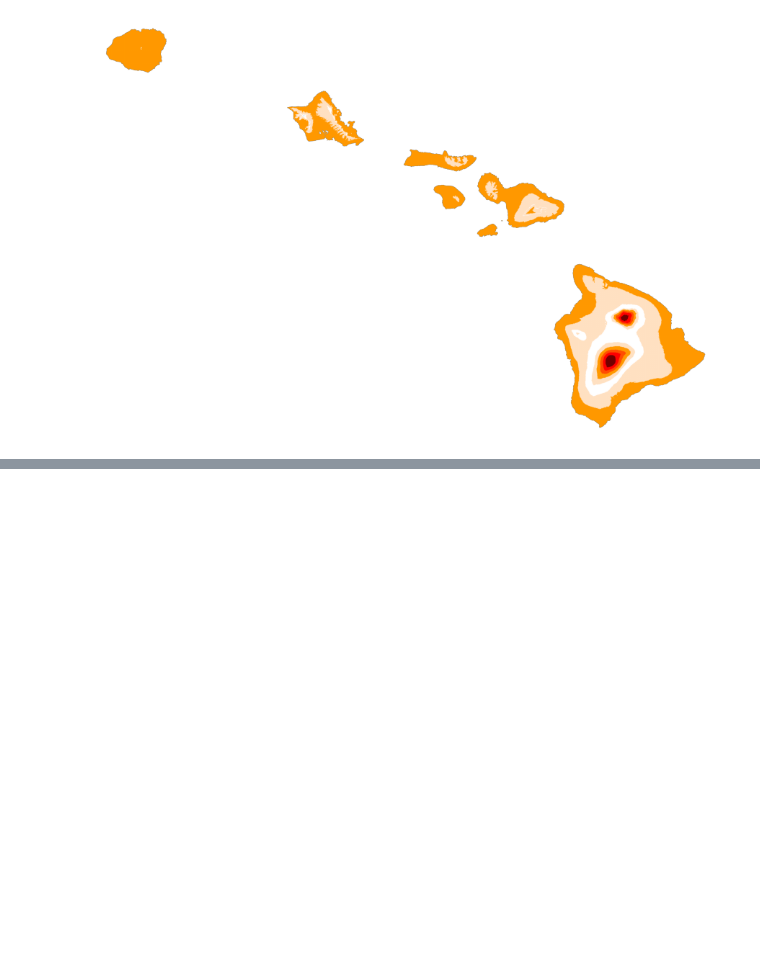
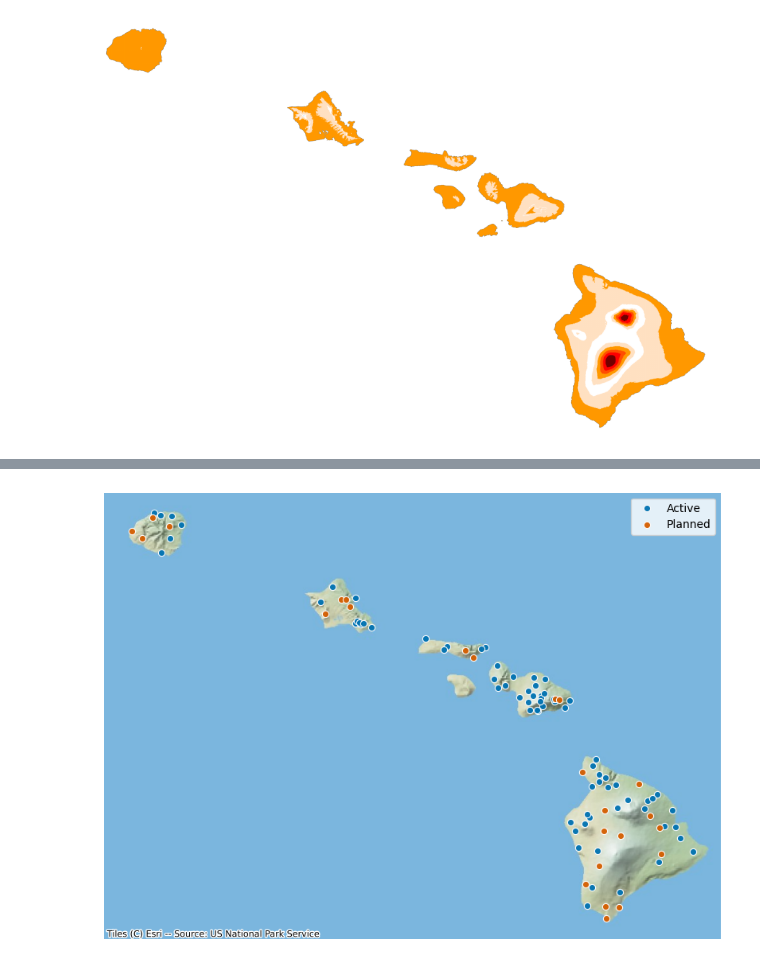
Before and after one commit to cherryleh/climate-summary, a Jupyter notebook: dews-hawaii-app/scripts/2025-summary/temp_category.ipynb, the cells around one changed output, grey strips where cells are left out. Drawn from its saved outputs; the diff is of its cells as text; code cells hidden in the pictures; blank space fills up the shorter version.

```diff
--- a/dews-hawaii-app/scripts/2025-summary/temp_category.ipynb
+++ b/dews-hawaii-app/scripts/2025-summary/temp_category.ipynb
@@ -159,0 +300,44 @@ plt.show()
+# %%
+import pandas as pd
+import geopandas as gpd
+import matplotlib.pyplot as plt
+import contextily as ctx
+
+df = pd.read_csv("station_metadata.csv")
+
+# adjust these if your column names differ
+LAT_COL = "lat"
+LON_COL = "lng"
+STATUS_COL = "status"   # values like: active, planned, inactive
+
+ACTIVE = "#0072B2"   # blue
+PLANNED = "#D55E00"
+
+# keep only active + planned
+df = df[df[STATUS_COL].str.lower().isin(["active", "planned"])].copy()
+
+# points -> GeoDataFrame
+gdf = gpd.GeoDataFrame(
+    df,
+    geometry=gpd.points_from_xy(df[LON_COL], df[LAT_COL]),
+    crs="EPSG:4326",
+).to_crs("EPSG:3857")
+
+# plot by status (different colors)
+fig, ax = plt.subplots(figsize=(10, 8))
+gdf[gdf[STATUS_COL].str.lower() == "active"].plot(
+    ax=ax, markersize=35, color=ACTIVE, label="Active",
+    edgecolor="white", linewidth=0.8, alpha=0.95
+)
+
+gdf[gdf[STATUS_COL].str.lower() == "planned"].plot(
+    ax=ax, markersize=35, color=PLANNED, label="Planned",
+    edgecolor="white", linewidth=0.8, alpha=0.95
+)
+ctx.add_basemap(ax, source=ctx.providers.Esri.WorldPhysical)
+ax.legend()
+ax.set_axis_off()
+plt.savefig('../../public/climate-summary/pubs/station_map.png', dpi=600, bbox_inches='tight', pad_inches=0.1, transparent=True)
+plt.show()
+# %% [output]
+[figure, added]
```
Also changed, not shown: parts of 5 cells of this notebook, 21 other files.
